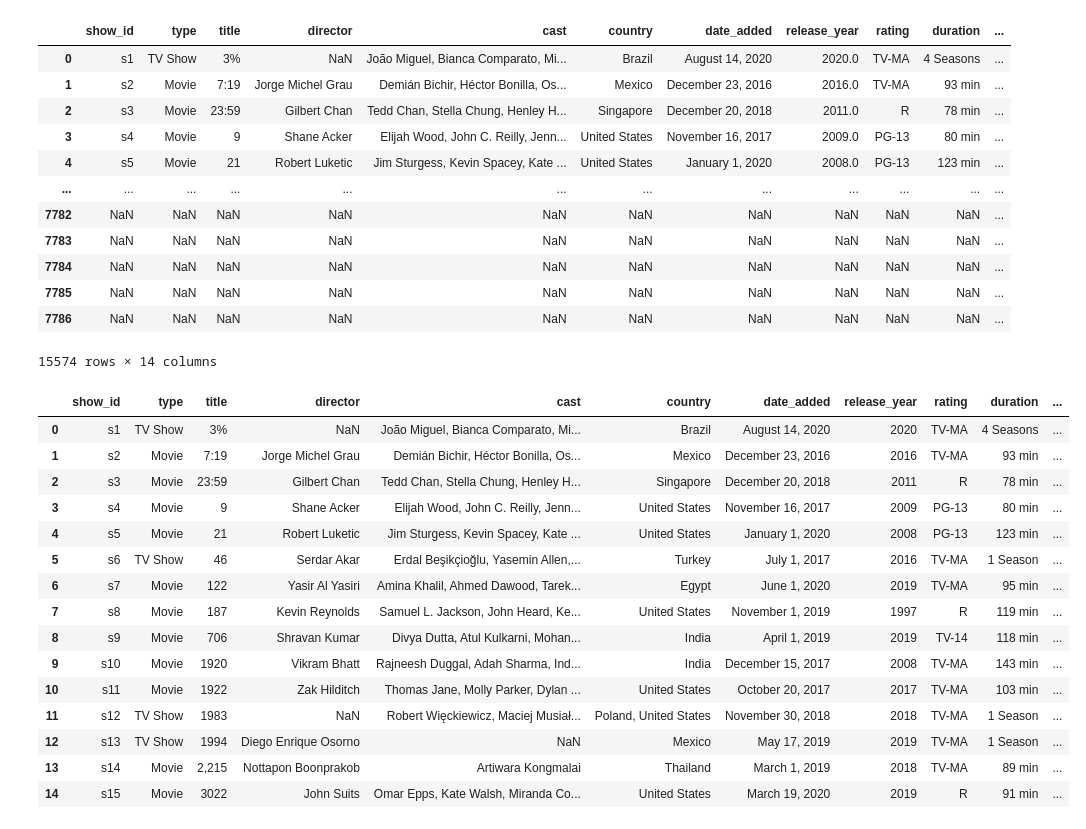
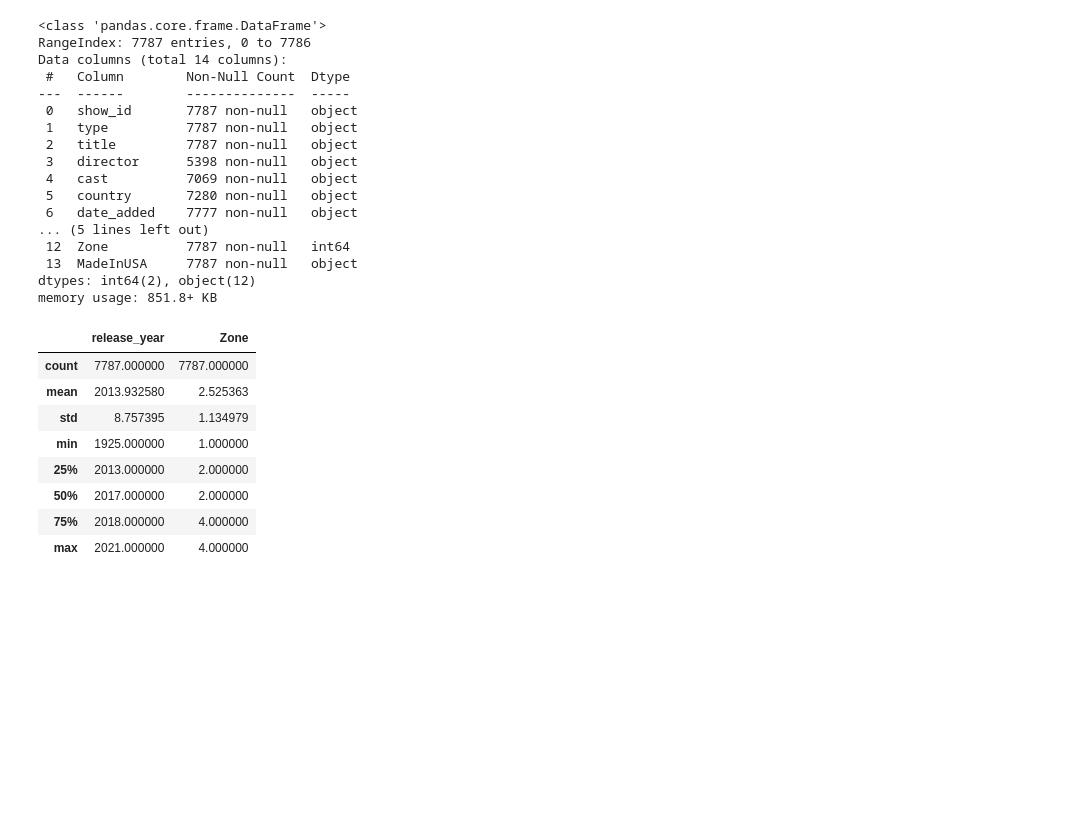
Before and after one commit to leandroalmada86/projet-python-dataviz, a Jupyter notebook: projet_netflix_title.ipynb, the cells around one changed output. Cells and saved outputs as stored; diff of their text form; code cells hidden in the pictures; blank space fills up the shorter version.

```diff
--- a/projet_netflix_title.ipynb
+++ b/projet_netflix_title.ipynb
@@ -50,42 +50,35 @@ Saving plus_data.csv to plus_data (3).csv
 7787 rows × 2 columns
 # %%
 frames = [netflix, plus_data]
-
-result = pd.concat(frames)
-result
+result = pd.concat(frames, axis=1, join="inner")
-# %% [output]
-|  | show_id | type | title | director | cast | country | date_added | release_year | rating | duration | ... |
-| 0 | s1 | TV Show | 3% | NaN | João Miguel, Bianca Comparato, Mi... | Brazil | August 14, 2020 | 2020.0 | TV-MA | 4 Seasons | ... |
-| 1 | s2 | Movie | 7:19 | Jorge Michel Grau | Demián Bichir, Héctor Bonilla, Os... | Mexico | December 23, 2016 | 2016.0 | TV-MA | 93 min | ... |
-| 2 | s3 | Movie | 23:59 | Gilbert Chan | Tedd Chan, Stella Chung, Henley H... | Singapore | December 20, 2018 | 2011.0 | R | 78 min | ... |
-| 3 | s4 | Movie | 9 | Shane Acker | Elijah Wood, John C. Reilly, Jenn... | United States | November 16, 2017 | 2009.0 | PG-13 | 80 min | ... |
-| 4 | s5 | Movie | 21 | Robert Luketic | Jim Sturgess, Kevin Spacey, Kate ... | United States | January 1, 2020 | 2008.0 | PG-13 | 123 min | ... |
-| ... | ... | ... | ... | ... | ... | ... | ... | ... | ... | ... | ... |
-| 7782 | NaN | NaN | NaN | NaN | NaN | NaN | NaN | NaN | NaN | NaN | ... |
-| 7783 | NaN | NaN | NaN | NaN | NaN | NaN | NaN | NaN | NaN | NaN | ... |
-| 7784 | NaN | NaN | NaN | NaN | NaN | NaN | NaN | NaN | NaN | NaN | ... |
-| 7785 | NaN | NaN | NaN | NaN | NaN | NaN | NaN | NaN | NaN | NaN | ... |
-| 7786 | NaN | NaN | NaN | NaN | NaN | NaN | NaN | NaN | NaN | NaN | ... |
-15574 rows × 14 columns
 # %%
-
-# netflix.info()
-netflix.head(15)
-# netflix.describe()
+result.info()
+result.head(15)
+result.describe()
 # %% [output]
+<class 'pandas.core.frame.DataFrame'>
+RangeIndex: 7787 entries, 0 to 7786
+Data columns (total 14 columns):
+ #   Column        Non-Null Count  Dtype
+---  ------        --------------  -----
+ 0   show_id       7787 non-null   object
+ 1   type          7787 non-null   object
+ 2   title         7787 non-null   object
+ 3   director      5398 non-null   object
+ 4   cast          7069 non-null   object
+ 5   country       7280 non-null   object
+ 6   date_added    7777 non-null   object
+... (5 lines left out)
+ 12  Zone          7787 non-null   int64
+ 13  MadeInUSA     7787 non-null   object
+dtypes: int64(2), object(12)
+memory usage: 851.8+ KB
-|  | show_id | type | title | director | cast | country | date_added | release_year | rating | duration | ... |
-| 0 | s1 | TV Show | 3% | NaN | João Miguel, Bianca Comparato, Mi... | Brazil | August 14, 2020 | 2020 | TV-MA | 4 Seasons | ... |
-| 1 | s2 | Movie | 7:19 | Jorge Michel Grau | Demián Bichir, Héctor Bonilla, Os... | Mexico | December 23, 2016 | 2016 | TV-MA | 93 min | ... |
-| 2 | s3 | Movie | 23:59 | Gilbert Chan | Tedd Chan, Stella Chung, Henley H... | Singapore | December 20, 2018 | 2011 | R | 78 min | ... |
-| 3 | s4 | Movie | 9 | Shane Acker | Elijah Wood, John C. Reilly, Jenn... | United States | November 16, 2017 | 2009 | PG-13 | 80 min | ... |
-| 4 | s5 | Movie | 21 | Robert Luketic | Jim Sturgess, Kevin Spacey, Kate ... | United States | January 1, 2020 | 2008 | PG-13 | 123 min | ... |
-| 5 | s6 | TV Show | 46 | Serdar Akar | Erdal Beşikçioğlu, Yasemin Allen,... | Turkey | July 1, 2017 | 2016 | TV-MA | 1 Season | ... |
-| 6 | s7 | Movie | 122 | Yasir Al Yasiri | Amina Khalil, Ahmed Dawood, Tarek... | Egypt | June 1, 2020 | 2019 | TV-MA | 95 min | ... |
-| 7 | s8 | Movie | 187 | Kevin Reynolds | Samuel L. Jackson, John Heard, Ke... | United States | November 1, 2019 | 1997 | R | 119 min | ... |
-| 8 | s9 | Movie | 706 | Shravan Kumar | Divya Dutta, Atul Kulkarni, Mohan... | India | April 1, 2019 | 2019 | TV-14 | 118 min | ... |
-| 9 | s10 | Movie | 1920 | Vikram Bhatt | Rajneesh Duggal, Adah Sharma, Ind... | India | December 15, 2017 | 2008 | TV-MA | 143 min | ... |
-| 10 | s11 | Movie | 1922 | Zak Hilditch | Thomas Jane, Molly Parker, Dylan ... | United States | October 20, 2017 | 2017 | TV-MA | 103 min | ... |
-| 11 | s12 | TV Show | 1983 | NaN | Robert Więckiewicz, Maciej Musiał... | Poland, United States | November 30, 2018 | 2018 | TV-MA | 1 Season | ... |
-| 12 | s13 | TV Show | 1994 | Diego Enrique Osorno | NaN | Mexico | May 17, 2019 | 2019 | TV-MA | 1 Season | ... |
-| 13 | s14 | Movie | 2,215 | Nottapon Boonprakob | Artiwara Kongmalai | Thailand | March 1, 2019 | 2018 | TV-MA | 89 min | ... |
-| 14 | s15 | Movie | 3022 | John Suits | Omar Epps, Kate Walsh, Miranda Co... | United States | March 19, 2020 | 2019 | R | 91 min | ... |
+|  | release_year | Zone |
+| count | 7787.000000 | 7787.000000 |
+| mean | 2013.932580 | 2.525363 |
+| std | 8.757395 | 1.134979 |
+| min | 1925.000000 | 1.000000 |
+| 25% | 2013.000000 | 2.000000 |
+| 50% | 2017.000000 | 2.000000 |
+| 75% | 2018.000000 | 4.000000 |
+| max | 2021.000000 | 4.000000 |
```
Also changed, not shown: parts of 12 cells of this notebook.
